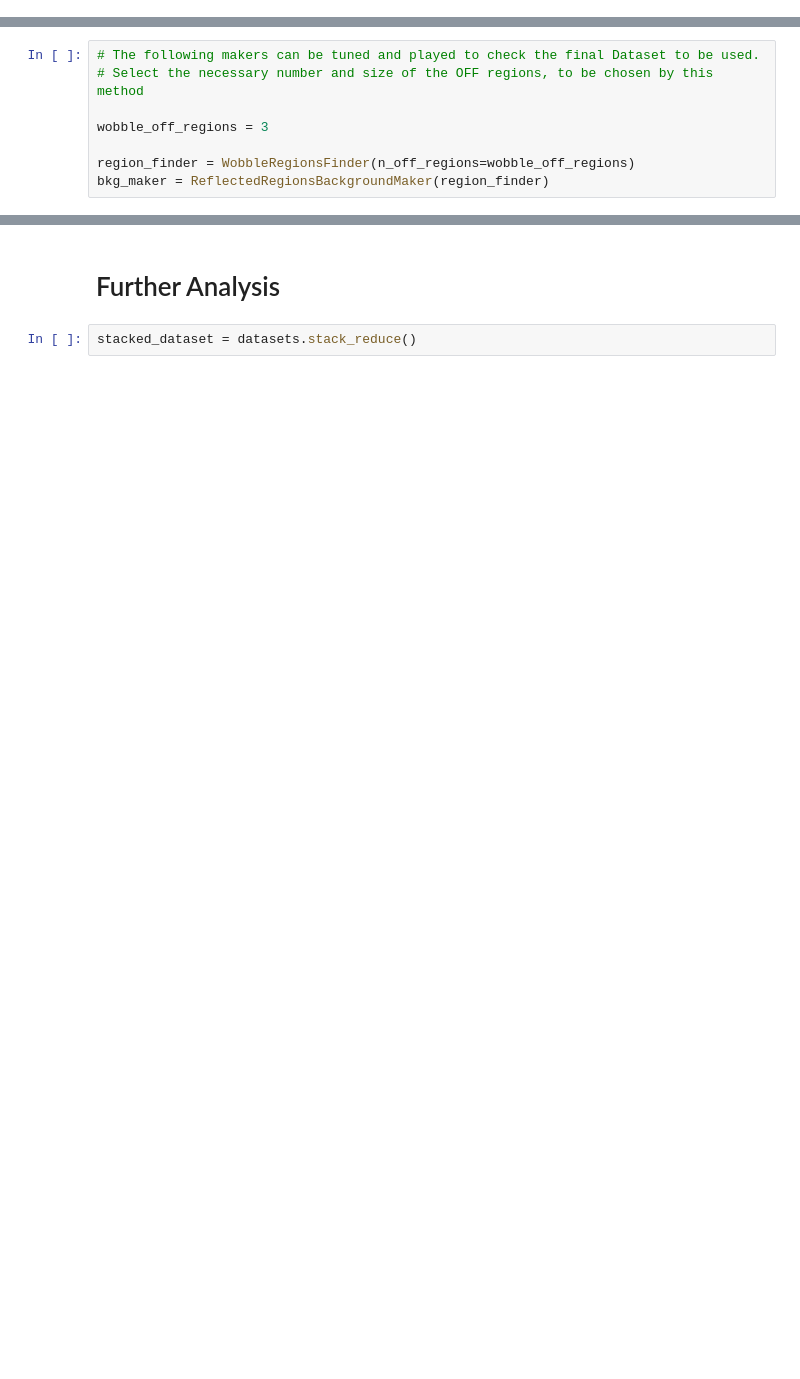
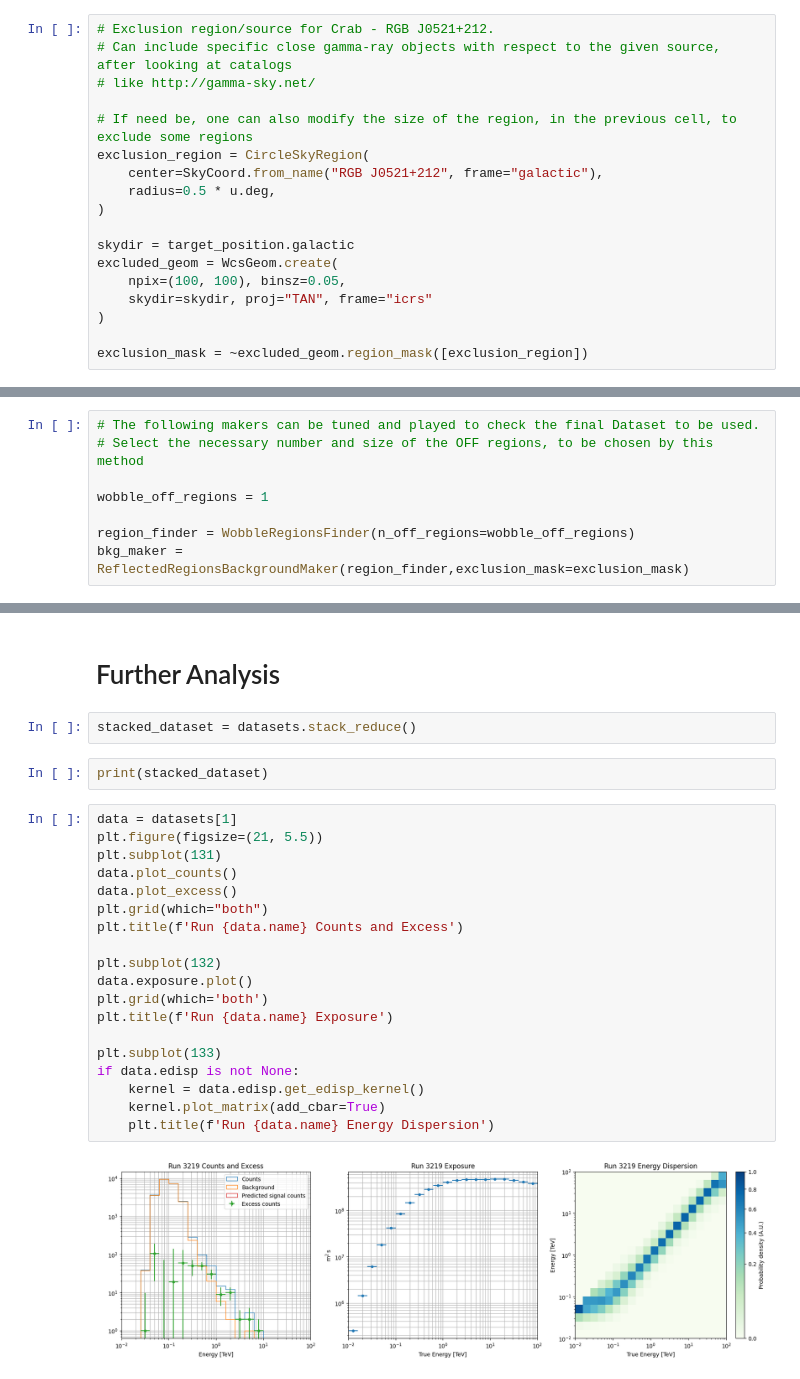
Before and after one commit to cta-japan-oda/OnsiteDataAnalysis2023, a Jupyter notebook: Chap6_DL3toFlux/dl3_to_sed_for_ASWG_extended.ipynb, the cells around one changed output, grey strips where cells are left out. Saved outputs shown, nothing was run; the diff lists cells and outputs as text; blank space fills up the shorter version.

```diff
--- a/Chap6_DL3toFlux/dl3_to_sed_for_ASWG_extended.ipynb
+++ b/Chap6_DL3toFlux/dl3_to_sed_for_ASWG_extended.ipynb
@@ -173,6 +277,24 @@ on_geom = RegionGeom.create(
 )
 # %% [markdown]
 # Data Reduction
+# %%
+# Exclusion region/source for Crab - RGB J0521+212.
+# Can include specific close gamma-ray objects with respect to the given source, after looking at catalogs
+# like http://gamma-sky.net/
+
+# If need be, one can also modify the size of the region, in the previous cell, to exclude some regions
+exclusion_region = CircleSkyRegion(
+    center=SkyCoord.from_name("RGB J0521+212", frame="galactic"),
+    radius=0.5 * u.deg,
+)
+
+skydir = target_position.galactic
+excluded_geom = WcsGeom.create(
+    npix=(100, 100), binsz=0.05,
+    skydir=skydir, proj="TAN", frame="icrs"
+)
+
+exclusion_mask = ~excluded_geom.region_mask([exclusion_region])
 # %%
 # Create some Dataset and Data Reduction Makers
 # geom is the target geometry in reco energy for counts and background maps
@@ -190,10 +312,10 @@ dataset_maker = SpectrumDatasetMaker(
 # The following makers can be tuned and played to check the final Dataset to be used.
 # Select the necessary number and size of the OFF regions, to be chosen by this method
 
-wobble_off_regions = 3
+wobble_off_regions = 1
 
 region_finder = WobbleRegionsFinder(n_off_regions=wobble_off_regions)
-bkg_maker = ReflectedRegionsBackgroundMaker(region_finder)
+bkg_maker = ReflectedRegionsBackgroundMaker(region_finder,exclusion_mask=exclusion_mask)
 # %%
 %%time
 # The final object will be stored as a Datasets object
@@ -269,3 +436,26 @@ plt.subplots_adjust(wspace=0.5)
 # Further Analysis
 # %%
 stacked_dataset = datasets.stack_reduce()
+# %%
+print(stacked_dataset)
+# %%
+data = datasets[1]
+plt.figure(figsize=(21, 5.5))
+plt.subplot(131)
+data.plot_counts()
+data.plot_excess()
+plt.grid(which="both")
+plt.title(f'Run {data.name} Counts and Excess')
+
+plt.subplot(132)
+data.exposure.plot()
+plt.grid(which='both')
+plt.title(f'Run {data.name} Exposure')
+
+plt.subplot(133)
+if data.edisp is not None:
+    kernel = data.edisp.get_edisp_kernel()
+    kernel.plot_matrix(add_cbar=True)
+    plt.title(f'Run {data.name} Energy Dispersion')
+# %% [output]
+[figure, added]
```
Also changed, not shown: parts of 50 cells of this notebook.
